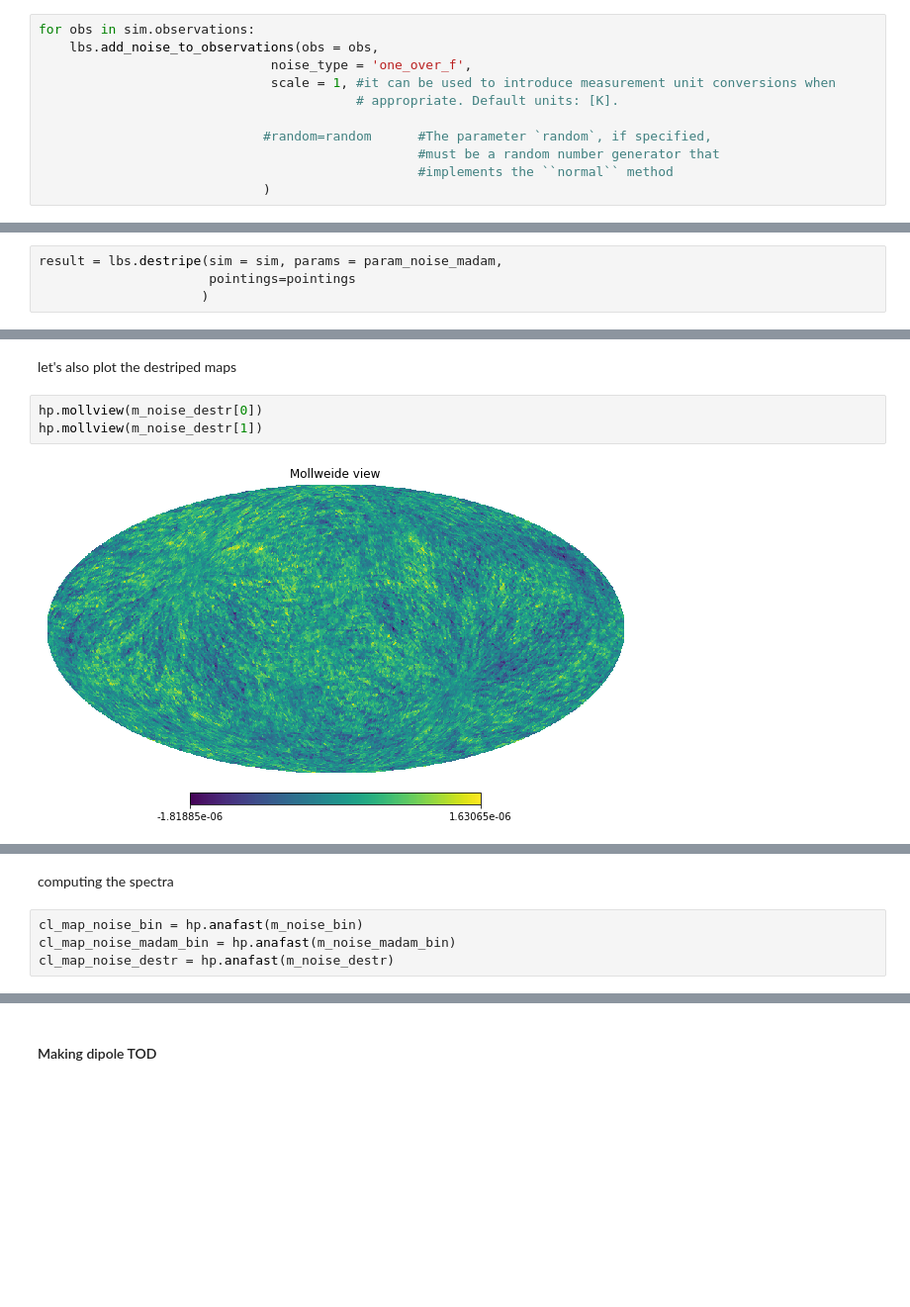
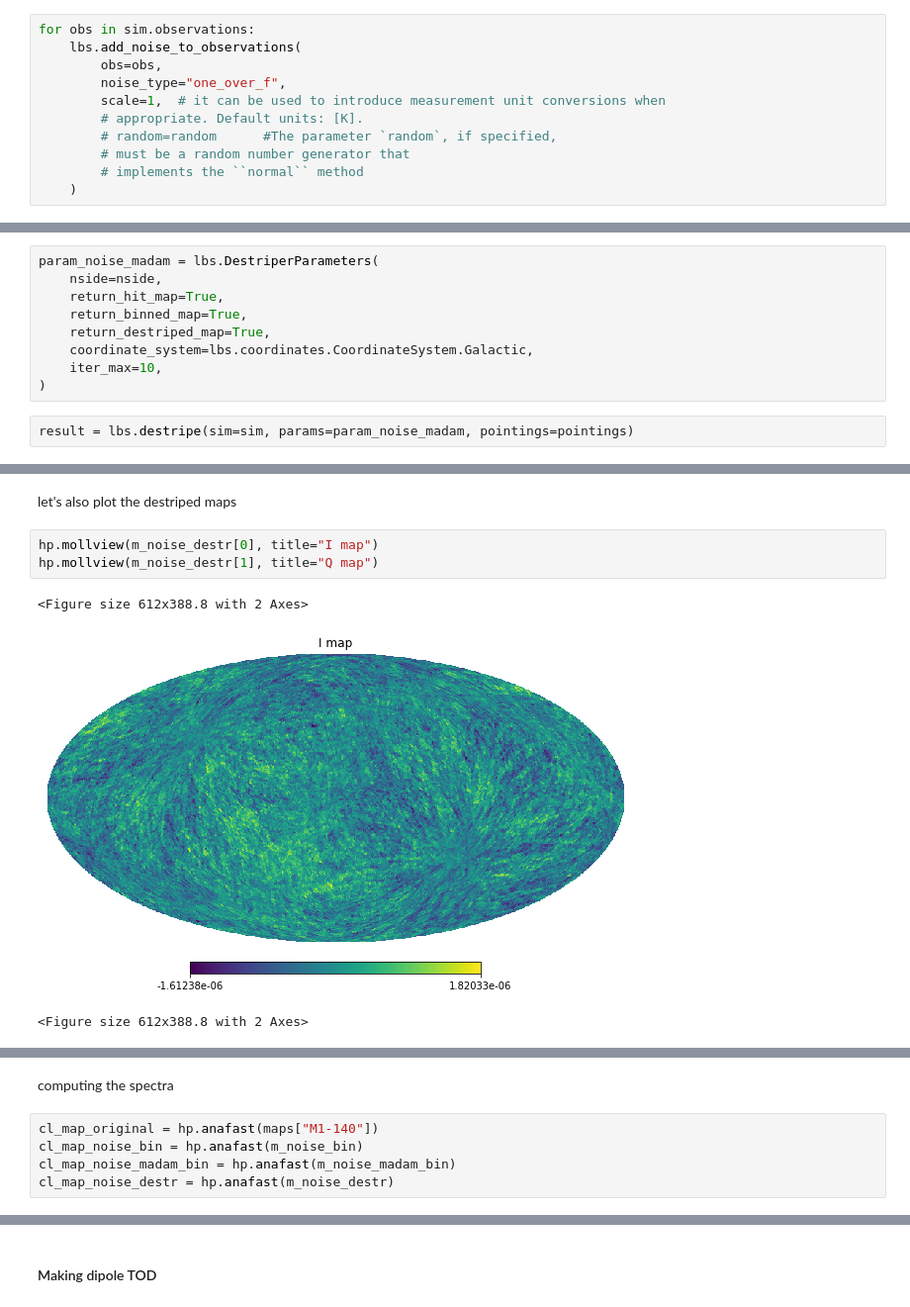
Before and after one commit to litebird/litebird_sim, a Jupyter notebook: notebooks/litebird_sim_example.ipynb, the cells around one changed output, grey strips where cells are left out. Shown at 99% size. Saved outputs shown, nothing was run; the diff lists cells and outputs as text; blank space fills up the shorter version.

```diff
--- a/notebooks/litebird_sim_example.ipynb
+++ b/notebooks/litebird_sim_example.ipynb
@@ -198,12 +278,12 @@ we are now adding white + 1/f noise to the CMB+FG TOD
 # %%
 for obs in sim.observations:
-    lbs.add_noise_to_observations(obs = obs,
-                              noise_type = 'one_over_f',
-                              scale = 1, #it can be used to introduce measurement unit conversions when
-                                         # appropriate. Default units: [K].
-
-                             #random=random      #The parameter `random`, if specified,
-                                                 #must be a random number generator that
-                                                 #implements the ``normal`` method
-                             )
+    lbs.add_noise_to_observations(
+        obs=obs,
+        noise_type="one_over_f",
+        scale=1,  # it can be used to introduce measurement unit conversions when
+        # appropriate. Default units: [K].
+        # random=random      #The parameter `random`, if specified,
+        # must be a random number generator that
+        # implements the ``normal`` method
+    )
 # %% [markdown]
@@ -210,0 +291,11 @@ Let's compare a noise map done with the `litebird_sim` binning mapmaker and with
+# %%
+param_noise_madam = lbs.DestriperParameters(
+    nside=nside,
+    return_hit_map=True,
+    return_binned_map=True,
+    return_destriped_map=True,
+    coordinate_system=lbs.coordinates.CoordinateSystem.Galactic,
+    iter_max=10,
+)
+# %%
+result = lbs.destripe(sim=sim, params=param_noise_madam, pointings=pointings)
@@ -225,4 +352,0 @@ param_noise_madam = lbs.DestriperParameters(
-# %%
-result = lbs.destripe(sim = sim, params = param_noise_madam,
-                      pointings=pointings
-                     )
@@ -267,7 +372,9 @@ hp.mollview((m_noise_bin - m_noise_madam_bin)[1])
 # %% [markdown]
 let's also plot the destriped maps
 # %%
-hp.mollview(m_noise_destr[0])
-hp.mollview(m_noise_destr[1])
+hp.mollview(m_noise_destr[0], title="I map")
+hp.mollview(m_noise_destr[1], title="Q map")
 # %% [output]
+<Figure size 612x388.8 with 2 Axes>
-[figure, old version]
+[figure, new version]
+<Figure size 612x388.8 with 2 Axes>
@@ -275,6 +382,7 @@ hp.mollview(m_noise_destr[1])
 # %% [markdown]
 computing the spectra
 # %%
+cl_map_original = hp.anafast(maps["M1-140"])
 cl_map_noise_bin = hp.anafast(m_noise_bin)
 cl_map_noise_madam_bin = hp.anafast(m_noise_madam_bin)
 cl_map_noise_destr = hp.anafast(m_noise_destr)
```
Also changed, not shown: parts of 52 cells of this notebook, 1 other file.
